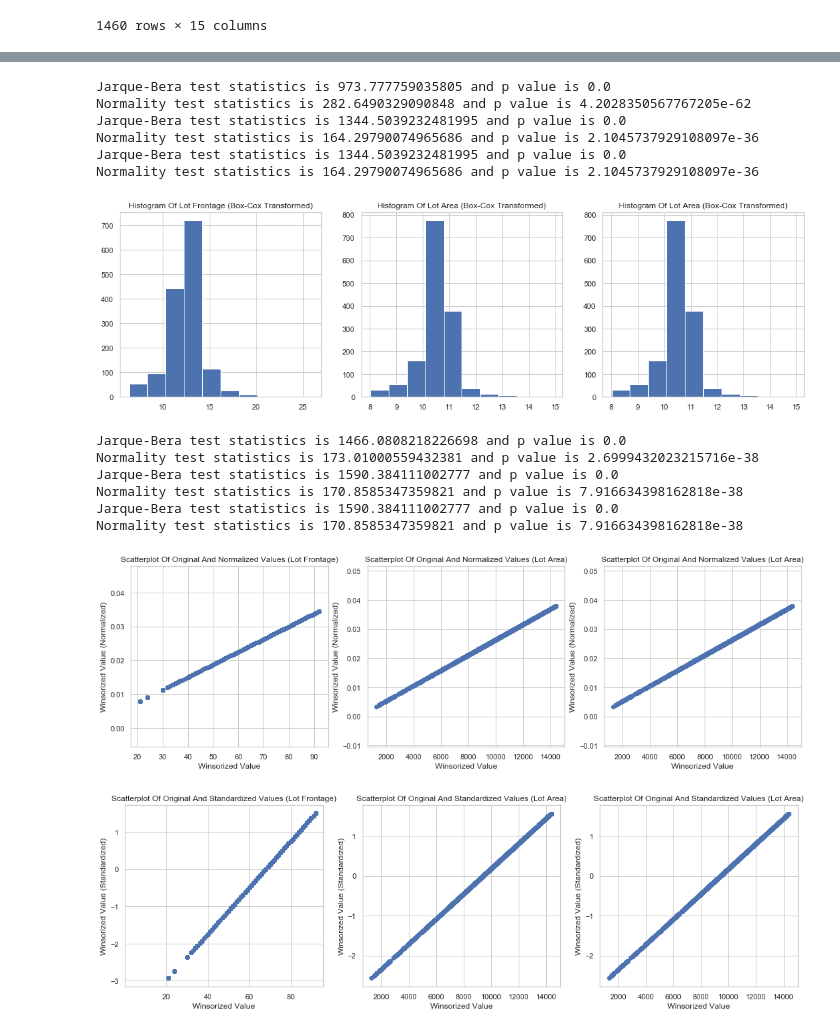
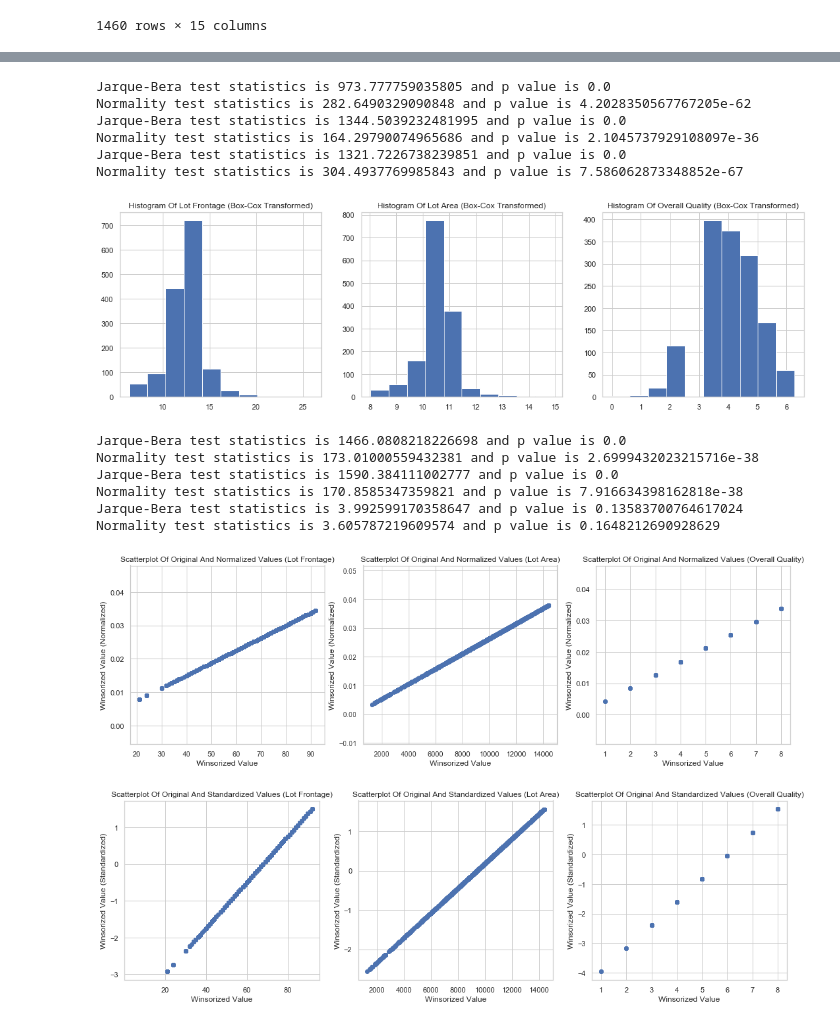
Before and after one commit to Avalon1000/Thinkful, a Jupyter notebook: Module 22.8.ipynb, the cells around one changed output, grey strips where cells are left out. Saved outputs shown, nothing was run; the diff lists cells and outputs as text; code cells hidden in the pictures.

```diff
--- a/Module 22.8.ipynb
+++ b/Module 22.8.ipynb
@@ -1581,32 +1293,6 @@ Mean absolute percentage error of the prediction is: 23.62573760482617
 # %% [markdown]
 # 6) So far, you have only used the features in the dataset. However, house prices can be affected by many factors like economic activity and the interest rates at the time they are sold. So, try to find some useful factors that are not included in the dataset. Integrate these factors into your model and assess the prediction performance of your model. Discuss the implications of adding these external variables into your model.
 # %%
-import matplotlib.pyplot as plt
-import seaborn as sns
-import numpy as np
-import pandas as pd
-import seaborn as sns
-import scipy.stats as stats
-from scipy.stats.mstats import winsorize
-from sqlalchemy import create_engine
-import warnings
-
-warnings.filterwarnings('ignore')
-sns.set(style="whitegrid")
-
-postgres_user = 'dsbc_student'
-postgres_pw = '7*.8G9QH21'
-postgres_host = '142.93.121.174'
-postgres_port = '5432'
-postgres_db = 'houseprices'
-
-engine = create_engine('postgresql://{}:{}@{}:{}/{}'.format(postgres_user, postgres_pw, postgres_host, postgres_port,
-        postgres_db))
-
-house_prices_df = pd.read_sql_query('select * from houseprices', con = engine)
-
-engine.dispose()
-
 house_prices_df["mszoning"] = house_prices_df["mszoning"].apply(str.strip).replace("--", np.nan)
 house_prices_df["lotarea"] = pd.to_numeric(house_prices_df["lotarea"], downcast="float")
 
@@ -1615,13 +1301,12 @@ house_prices_df["lotfrontage"] = pd.to_numeric(house_prices_df["lotfrontage"], d
 
 house_prices_df.lotshape = house_prices_df.lotshape.apply(str.strip).replace("", np.nan)
 
-
 house_prices_df["lotarea"].fillna(house_prices_df["lotarea"].mean(), inplace=True)
 house_prices_df["lotfrontage"].fillna(house_prices_df["lotfrontage"].mean(), inplace=True)
 
 house_prices_df["winsorized_lot_area"] = winsorized_views = winsorize(house_prices_df["lotarea"], (0, 0.10))
-house_prices_df["winsorized_mszoning"] = winsorized_views = winsorize(house_prices_df["mszoning"], (0, 0.10))
 house_prices_df["winsorized_lot_frontage"] = winsorized_views = winsorize(house_prices_df["lotfrontage"], (0, 0.10))
+house_prices_df["winsorized_overall_qual"] = winsorized_views = winsorize(house_prices_df["overallqual"], (0, 0.10))
 
 for i in range(0, len(house_prices_df.mssubclass)):
     if pd.isnull(house_prices_df.mssubclass[i]):
@@ -1685,8 +1370,8 @@ norm_stats = normaltest(np.log(house_prices_df["lotarea"]))
 print("Jarque-Bera test statistics is {0} and p value is {1}".format(jb_stats[0], jb_stats[1]))
 print("Normality test statistics is {0} and p value is {1}".format(norm_stats[0], norm_stats[1]))
 
-jb_stats = jarque_bera(np.log(house_prices_df["lotarea"]))
-norm_stats = normaltest(np.log(house_prices_df["lotarea"]))
+jb_stats = jarque_bera(np.log(house_prices_df["overallqual"]))
+norm_stats = normaltest(np.log(house_prices_df["overallqual"]))
 
 print("Jarque-Bera test statistics is {0} and p value is {1}".format(jb_stats[0], jb_stats[1]))
 print("Normality test statistics is {0} and p value is {1}".format(norm_stats[0], norm_stats[1]))
@@ -1695,32 +1380,32 @@ Jarque-Bera test statistics is 973.777759035805 and p value is 0.0
 Normality test statistics is 282.6490329090848 and p value is 4.2028350567767205e-62
 Jarque-Bera test statistics is 1344.5039232481995 and p value is 0.0
 Normality test statistics is 164.29790074965686 and p value is 2.1045737929108097e-36
-Jarque-Bera test statistics is 1344.5039232481995 and p value is 0.0
-Normality test statistics is 164.29790074965686 and p value is 2.1045737929108097e-36
+Jarque-Bera test statistics is 1321.7226738239851 and p value is 0.0
+Normality test statistics is 304.4937769985843 and p value is 7.586062873348852e-67
 # %%
 from scipy.stats import boxcox
 
 lot_area_boxcox,_ = boxcox(house_prices_df["lotarea"])
 lot_frontage_boxcox,_ = boxcox(house_prices_df["lotfrontage"])
-lot_area_boxcox,_ = boxcox(house_prices_df["lotarea"])
+overall_qual_boxcox,_ = boxcox(house_prices_df["overallqual"])
 
 plt.figure(figsize=(18,5))
 
 plt.subplot(1, 3, 1)
 plt.hist(lot_frontage_boxcox)
 plt.title("Histogram Of Lot Frontage (Box-Cox Transformed)")
 
 plt.subplot(1, 3, 2)
 plt.hist(lot_area_boxcox)
 plt.title("Histogram Of Lot Area (Box-Cox Transformed)")
 
 plt.subplot(1, 3, 3)
-plt.hist(lot_area_boxcox)
-plt.title("Histogram Of Lot Area (Box-Cox Transformed)")
+plt.hist(overall_qual_boxcox)
+plt.title("Histogram Of Overall Quality (Box-Cox Transformed)")
 
 plt.show()
 # %% [output]
-[figure, old version]
+[figure, new version]
 # %%
 from scipy.stats import jarque_bera
 from scipy.stats import normaltest
@@ -1737,8 +1422,8 @@ norm_stats = normaltest(lot_area_boxcox)
 print("Jarque-Bera test statistics is {0} and p value is {1}".format(jb_stats[0], jb_stats[1]))
 print("Normality test statistics is {0} and p value is {1}".format(norm_stats[0], norm_stats[1]))
 
-jb_stats = jarque_bera(lot_area_boxcox)
-norm_stats = normaltest(lot_area_boxcox)
+jb_stats = jarque_bera(overall_qual_boxcox)
+norm_stats = normaltest(overall_qual_boxcox)
 
 print("Jarque-Bera test statistics is {0} and p value is {1}".format(jb_stats[0], jb_stats[1]))
 print("Normality test statistics is {0} and p value is {1}".format(norm_stats[0], norm_stats[1]))
@@ -1747,14 +1432,14 @@ Jarque-Bera test statistics is 1466.0808218226698 and p value is 0.0
 Normality test statistics is 173.01000559432381 and p value is 2.6999432023215716e-38
 Jarque-Bera test statistics is 1590.384111002777 and p value is 0.0
 Normality test statistics is 170.8585347359821 and p value is 7.916634398162818e-38
-Jarque-Bera test statistics is 1590.384111002777 and p value is 0.0
-Normality test statistics is 170.8585347359821 and p value is 7.916634398162818e-38
+Jarque-Bera test statistics is 3.992599170358647 and p value is 0.13583700764617024
+Normality test statistics is 3.605787219609574 and p value is 0.1648212690928629
 # %%
 from sklearn.preprocessing import normalize
 
 house_prices_df["norm_winsorized_lot_frontage"] = normalize(np.array(house_prices_df["winsorized_lot_frontage"]).reshape(1,-1)).reshape(-1,1)
 house_prices_df["norm_winsorized_lot_area"] = normalize(np.array(house_prices_df["winsorized_lot_area"]).reshape(1,-1)).reshape(-1,1)
-house_prices_df["norm_winsorized_lot_area"] = normalize(np.array(house_prices_df["winsorized_lot_area"]).reshape(1,-1)).reshape(-1,1)
+house_prices_df["norm_winsorized_overall_qual"] = normalize(np.array(house_prices_df["winsorized_overall_qual"]).reshape(1,-1)).reshape(-1,1)
 
 plt.figure(figsize=(18,5))
 
@@ -1771,20 +1456,20 @@ plt.xlabel("Winsorized Value")
 plt.ylabel("Winsorized Value (Normalized)")
 
 plt.subplot(1,3,3)
-plt.scatter(house_prices_df["winsorized_lot_area"], house_prices_df["norm_winsorized_lot_area"])
-plt.title("Scatterplot Of Original And Normalized Values (Lot Area)")
+plt.scatter(house_prices_df["winsorized_overall_qual"], house_prices_df["norm_winsorized_overall_qual"])
+plt.title("Scatterplot Of Original And Normalized Values (Overall Quality)")
 plt.xlabel("Winsorized Value")
 plt.ylabel("Winsorized Value (Normalized)")
 
 plt.show()
 # %% [output]
-[figure, old version]
+[figure, new version]
 # %%
 from sklearn.preprocessing import scale
 
 house_prices_df["scaled_winsorized_lot_frontage"] = scale(house_prices_df["winsorized_lot_frontage"])
 house_prices_df["scaled_winsorized_lot_area"] = scale(house_prices_df["winsorized_lot_area"])
-house_prices_df["scaled_winsorized_lot_area"] = scale(house_prices_df["winsorized_lot_area"])
+house_prices_df["scaled_winsorized_overall_qual"] = scale(house_prices_df["winsorized_overall_qual"])
 
 plt.figure(figsize=(18,5))
 
@@ -1802,11 +1487,11 @@ plt.xlabel("Winsorized Value")
 plt.ylabel("Winsorized Value (Standardized)")
 
 plt.subplot(1,3,3)
-plt.scatter(house_prices_df["winsorized_lot_area"], house_prices_df["scaled_winsorized_lot_area"])
-plt.title("Scatterplot Of Original And Standardized Values (Lot Area)")
+plt.scatter(house_prices_df["winsorized_overall_qual"], house_prices_df["scaled_winsorized_overall_qual"])
+plt.title("Scatterplot Of Original And Standardized Values (Overall Quality)")
 plt.xlabel("Winsorized Value")
 plt.ylabel("Winsorized Value (Standardized)")
 
 plt.show()
 # %% [output]
-[figure, old version]
+[figure, new version]
```
Also changed, not shown: parts of 40 cells of this notebook.
